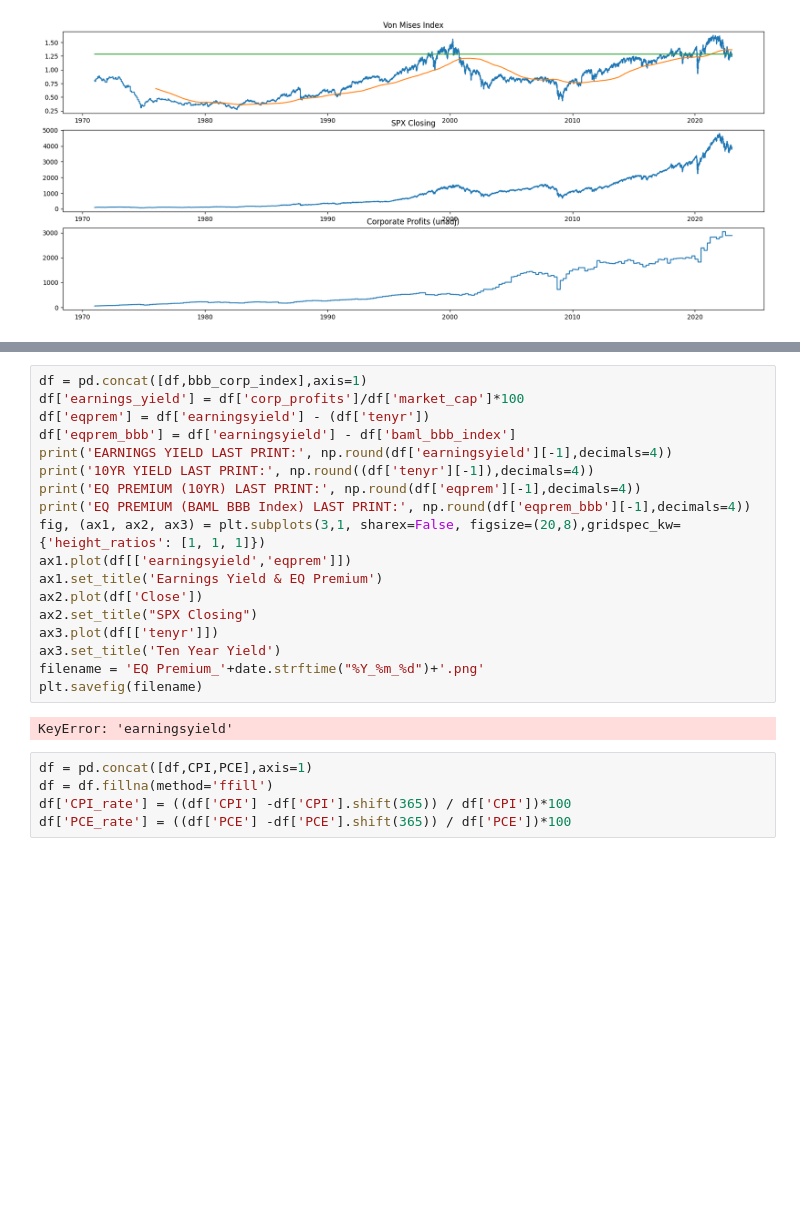
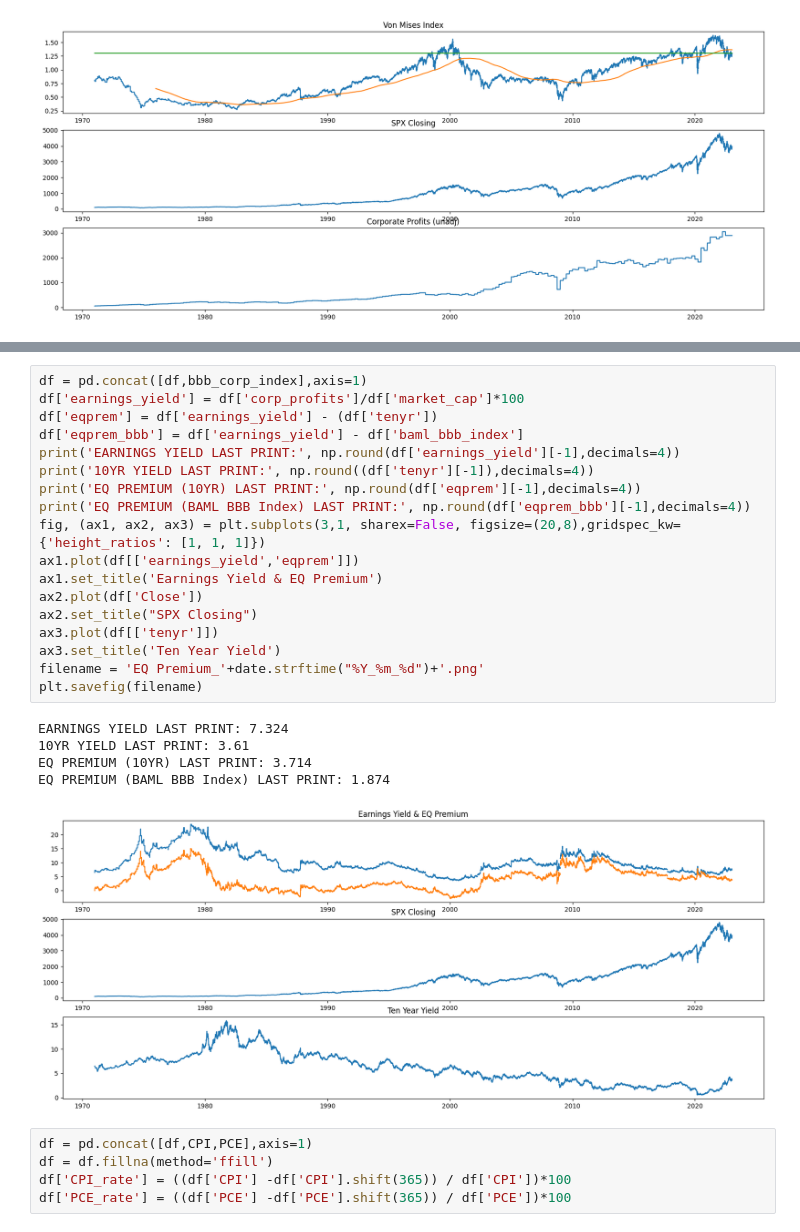
Before and after one commit to tom-buenoschonig/FRED-Sandbox, a Jupyter notebook: FRED_Data.ipynb, the cells around one changed output, grey strips where cells are left out. Saved outputs shown, nothing was run; the diff lists cells and outputs as text; blank space fills up the shorter version.

```diff
--- a/FRED_Data.ipynb
+++ b/FRED_Data.ipynb
@@ -202,23 +198,27 @@ Percentile Adjusted for 5 Year Lookback: 0.2681
 # %%
 df = pd.concat([df,bbb_corp_index],axis=1)
 df['earnings_yield'] = df['corp_profits']/df['market_cap']*100
-df['eqprem'] = df['earningsyield'] - (df['tenyr'])
-df['eqprem_bbb'] = df['earningsyield'] - df['baml_bbb_index']
-print('EARNINGS YIELD LAST PRINT:', np.round(df['earningsyield'][-1],decimals=4))
+df['eqprem'] = df['earnings_yield'] - (df['tenyr'])
+df['eqprem_bbb'] = df['earnings_yield'] - df['baml_bbb_index']
+print('EARNINGS YIELD LAST PRINT:', np.round(df['earnings_yield'][-1],decimals=4))
 print('10YR YIELD LAST PRINT:', np.round((df['tenyr'][-1]),decimals=4))
 print('EQ PREMIUM (10YR) LAST PRINT:', np.round(df['eqprem'][-1],decimals=4))
 print('EQ PREMIUM (BAML BBB Index) LAST PRINT:', np.round(df['eqprem_bbb'][-1],decimals=4))
 fig, (ax1, ax2, ax3) = plt.subplots(3,1, sharex=False, figsize=(20,8),gridspec_kw={'height_ratios': [1, 1, 1]})
-ax1.plot(df[['earningsyield','eqprem']])
+ax1.plot(df[['earnings_yield','eqprem']])
 ax1.set_title('Earnings Yield & EQ Premium')
 ax2.plot(df['Close'])
 ax2.set_title("SPX Closing")
 ax3.plot(df[['tenyr']])
 ax3.set_title('Ten Year Yield')
 filename = 'EQ Premium_'+date.strftime("%Y_%m_%d")+'.png'
 plt.savefig(filename)
 # %% [output]
-KeyError: 'earningsyield'
+EARNINGS YIELD LAST PRINT: 7.324
+10YR YIELD LAST PRINT: 3.61
+EQ PREMIUM (10YR) LAST PRINT: 3.714
+EQ PREMIUM (BAML BBB Index) LAST PRINT: 1.874
+[figure, added]
 # %%
 df = pd.concat([df,CPI,PCE],axis=1)
 df = df.fillna(method='ffill')
```
Also changed, not shown: parts of 9 cells of this notebook, 1 other file.
